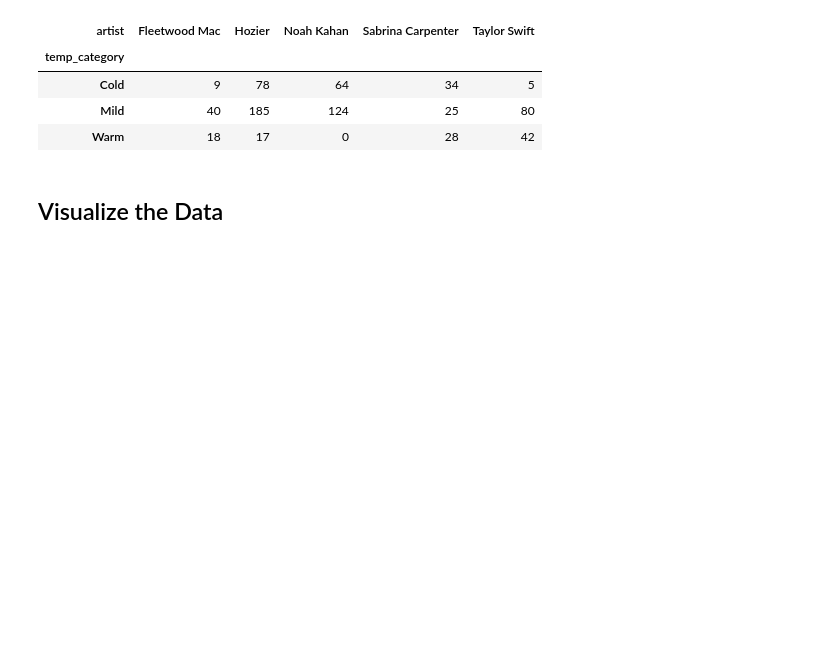
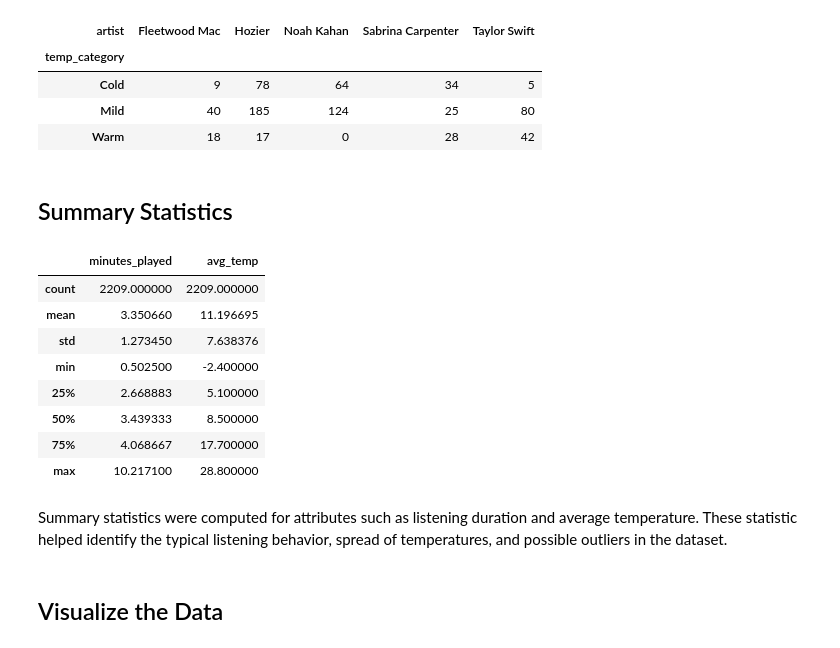
Before and after one commit to Lauren1205/spotify-data-analysis, a Jupyter notebook: analysis.ipynb, the cells around one changed output. Saved outputs shown, nothing was run; the diff lists cells and outputs as text; code cells hidden in the pictures; blank space fills up the shorter version.

```diff
--- a/analysis.ipynb
+++ b/analysis.ipynb
@@ -139,6 +207,22 @@ artist_weather
 | Cold | 9 | 78 | 64 | 34 | 5 |
 | Mild | 40 | 185 | 124 | 25 | 80 |
 | Warm | 18 | 17 | 0 | 28 | 42 |
+# %% [markdown]
+## Summary Statistics
+# %%
+df[["minutes_played", "avg_temp"]].describe()
+# %% [output]
+|  | minutes_played | avg_temp |
+| count | 2209.000000 | 2209.000000 |
+| mean | 3.350660 | 11.196695 |
+| std | 1.273450 | 7.638376 |
+| min | 0.502500 | -2.400000 |
+| 25% | 2.668883 | 5.100000 |
+| 50% | 3.439333 | 8.500000 |
+| 75% | 4.068667 | 17.700000 |
+| max | 10.217100 | 28.800000 |
+# %% [markdown]
+Summary statistics were computed for attributes such as listening duration and average temperature. These statistic helped identify the typical listening behavior, spread of temperatures, and possible outliers in the dataset.
 # %% [markdown]
 ## Visualize the Data
 # %%
```
Also changed, not shown: parts of 24 cells of this notebook.
